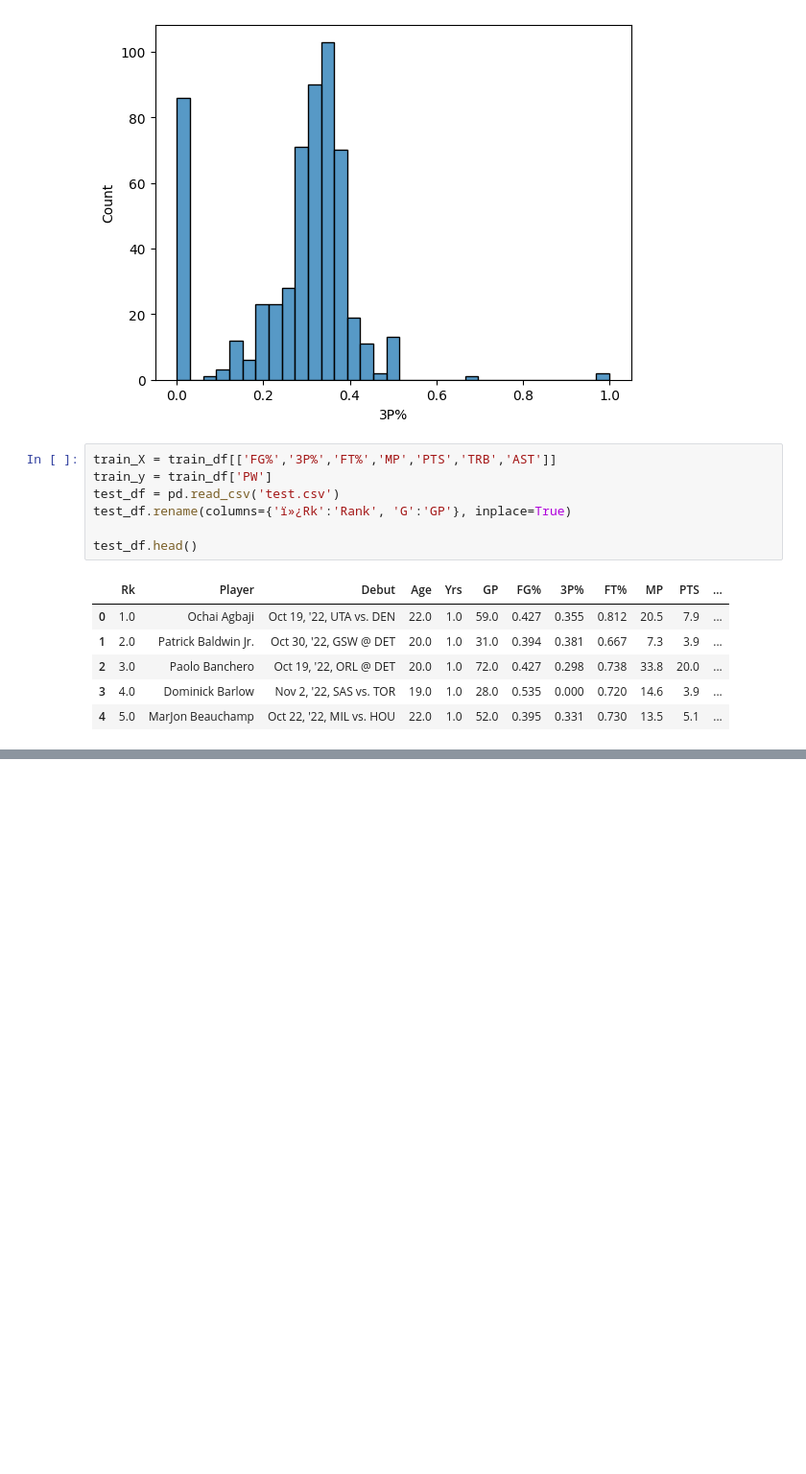
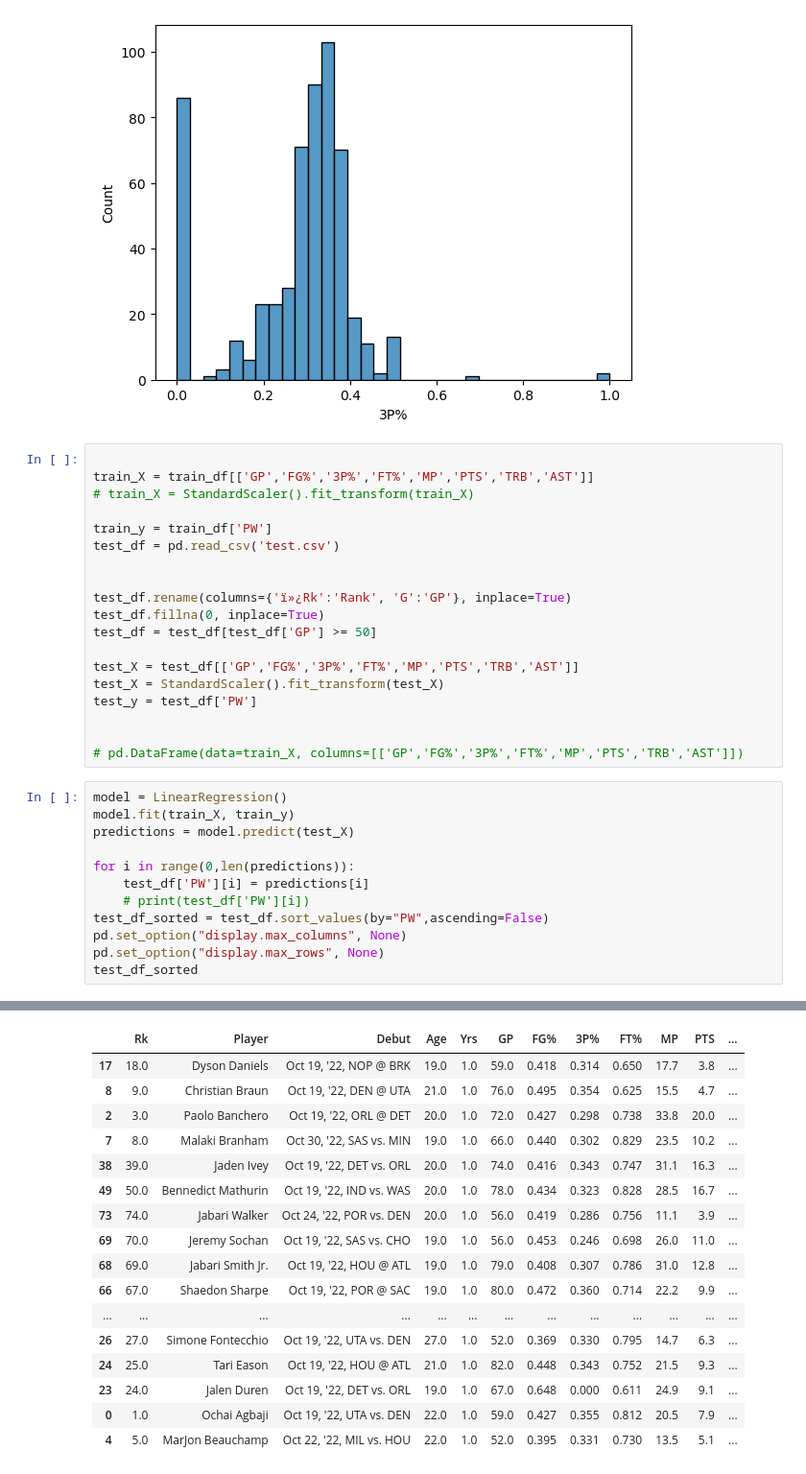
Before and after one commit to kelanwu17/predicting-roty, a Jupyter notebook: roty.ipynb, the cells around one changed output, grey strips where cells are left out. Shown at 96% size. Drawn from its saved outputs; the diff is of its cells as text; blank space fills up the shorter version.

```diff
--- a/roty.ipynb
+++ b/roty.ipynb
@@ -165,16 +160,34 @@ plt.show()
 # %% [output]
 [figure]
 # %%
-train_X = train_df[['FG%','3P%','FT%','MP','PTS','TRB','AST']]
+
+train_X = train_df[['GP','FG%','3P%','FT%','MP','PTS','TRB','AST']]
+# train_X = StandardScaler().fit_transform(train_X)
+
 train_y = train_df['PW']
 test_df = pd.read_csv('test.csv')
+
+
 test_df.rename(columns={'ï»¿Rk':'Rank', 'G':'GP'}, inplace=True)
+test_df.fillna(0, inplace=True)
+test_df = test_df[test_df['GP'] >= 50]
 
-test_df.head()
+test_X = test_df[['GP','FG%','3P%','FT%','MP','PTS','TRB','AST']]
+test_X = StandardScaler().fit_transform(test_X)
+test_y = test_df['PW']
+
+
+# pd.DataFrame(data=train_X, columns=[['GP','FG%','3P%','FT%','MP','PTS','TRB','AST']])
-# %% [output]
-|  | Rk | Player | Debut | Age | Yrs | GP | FG% | 3P% | FT% | MP | PTS | ... |
-| 0 | 1.0 | Ochai Agbaji | Oct 19, '22, UTA vs. DEN | 22.0 | 1.0 | 59.0 | 0.427 | 0.355 | 0.812 | 20.5 | 7.9 | ... |
-| 1 | 2.0 | Patrick Baldwin Jr. | Oct 30, '22, GSW @ DET | 20.0 | 1.0 | 31.0 | 0.394 | 0.381 | 0.667 | 7.3 | 3.9 | ... |
-| 2 | 3.0 | Paolo Banchero | Oct 19, '22, ORL @ DET | 20.0 | 1.0 | 72.0 | 0.427 | 0.298 | 0.738 | 33.8 | 20.0 | ... |
-| 3 | 4.0 | Dominick Barlow | Nov 2, '22, SAS vs. TOR | 19.0 | 1.0 | 28.0 | 0.535 | 0.000 | 0.720 | 14.6 | 3.9 | ... |
-| 4 | 5.0 | MarJon Beauchamp | Oct 22, '22, MIL vs. HOU | 22.0 | 1.0 | 52.0 | 0.395 | 0.331 | 0.730 | 13.5 | 5.1 | ... |
+# %%
+model = LinearRegression()
+model.fit(train_X, train_y)
+predictions = model.predict(test_X)
+
+for i in range(0,len(predictions)):
+    test_df['PW'][i] = predictions[i]
+    # print(test_df['PW'][i])
+test_df_sorted = test_df.sort_values(by="PW",ascending=False)
+pd.set_option("display.max_columns", None)
+pd.set_option("display.max_rows", None)
+test_df_sorted
+# %% [output]
@@ -180,0 +214,17 @@ test_df.head()
+|  | Rk | Player | Debut | Age | Yrs | GP | FG% | 3P% | FT% | MP | PTS | ... |
+| 17 | 18.0 | Dyson Daniels | Oct 19, '22, NOP @ BRK | 19.0 | 1.0 | 59.0 | 0.418 | 0.314 | 0.650 | 17.7 | 3.8 | ... |
+| 8 | 9.0 | Christian Braun | Oct 19, '22, DEN @ UTA | 21.0 | 1.0 | 76.0 | 0.495 | 0.354 | 0.625 | 15.5 | 4.7 | ... |
+| 2 | 3.0 | Paolo Banchero | Oct 19, '22, ORL @ DET | 20.0 | 1.0 | 72.0 | 0.427 | 0.298 | 0.738 | 33.8 | 20.0 | ... |
+| 7 | 8.0 | Malaki Branham | Oct 30, '22, SAS vs. MIN | 19.0 | 1.0 | 66.0 | 0.440 | 0.302 | 0.829 | 23.5 | 10.2 | ... |
+| 38 | 39.0 | Jaden Ivey | Oct 19, '22, DET vs. ORL | 20.0 | 1.0 | 74.0 | 0.416 | 0.343 | 0.747 | 31.1 | 16.3 | ... |
+| 49 | 50.0 | Bennedict Mathurin | Oct 19, '22, IND vs. WAS | 20.0 | 1.0 | 78.0 | 0.434 | 0.323 | 0.828 | 28.5 | 16.7 | ... |
+| 73 | 74.0 | Jabari Walker | Oct 24, '22, POR vs. DEN | 20.0 | 1.0 | 56.0 | 0.419 | 0.286 | 0.756 | 11.1 | 3.9 | ... |
+| 69 | 70.0 | Jeremy Sochan | Oct 19, '22, SAS vs. CHO | 19.0 | 1.0 | 56.0 | 0.453 | 0.246 | 0.698 | 26.0 | 11.0 | ... |
+| 68 | 69.0 | Jabari Smith Jr. | Oct 19, '22, HOU @ ATL | 19.0 | 1.0 | 79.0 | 0.408 | 0.307 | 0.786 | 31.0 | 12.8 | ... |
+| 66 | 67.0 | Shaedon Sharpe | Oct 19, '22, POR @ SAC | 19.0 | 1.0 | 80.0 | 0.472 | 0.360 | 0.714 | 22.2 | 9.9 | ... |
+| ... | ... | ... | ... | ... | ... | ... | ... | ... | ... | ... | ... | ... |
+| 26 | 27.0 | Simone Fontecchio | Oct 19, '22, UTA vs. DEN | 27.0 | 1.0 | 52.0 | 0.369 | 0.330 | 0.795 | 14.7 | 6.3 | ... |
+| 24 | 25.0 | Tari Eason | Oct 19, '22, HOU @ ATL | 21.0 | 1.0 | 82.0 | 0.448 | 0.343 | 0.752 | 21.5 | 9.3 | ... |
+| 23 | 24.0 | Jalen Duren | Oct 19, '22, DET vs. ORL | 19.0 | 1.0 | 67.0 | 0.648 | 0.000 | 0.611 | 24.9 | 9.1 | ... |
+| 0 | 1.0 | Ochai Agbaji | Oct 19, '22, UTA vs. DEN | 22.0 | 1.0 | 59.0 | 0.427 | 0.355 | 0.812 | 20.5 | 7.9 | ... |
+| 4 | 5.0 | MarJon Beauchamp | Oct 22, '22, MIL vs. HOU | 22.0 | 1.0 | 52.0 | 0.395 | 0.331 | 0.730 | 13.5 | 5.1 | ... |
```
Also changed, not shown: parts of 8 cells of this notebook, 2 other files.
